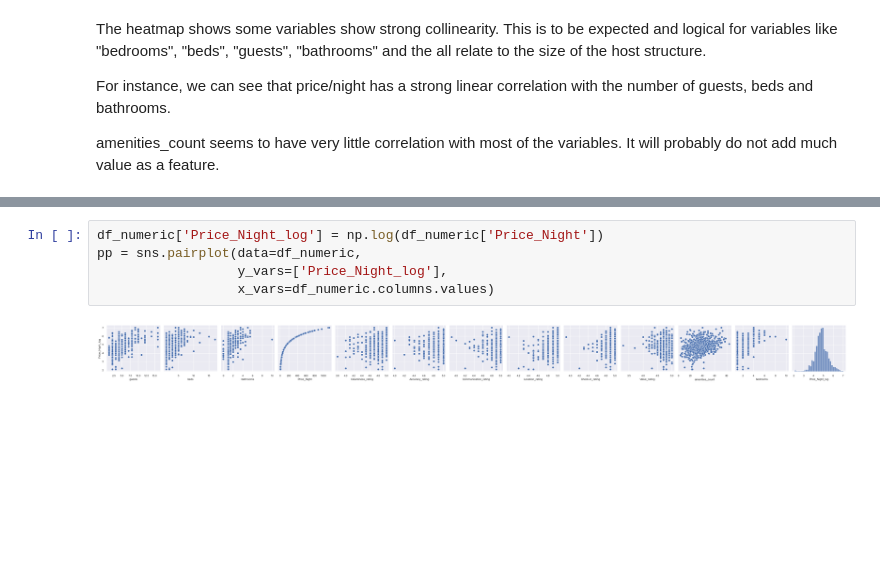
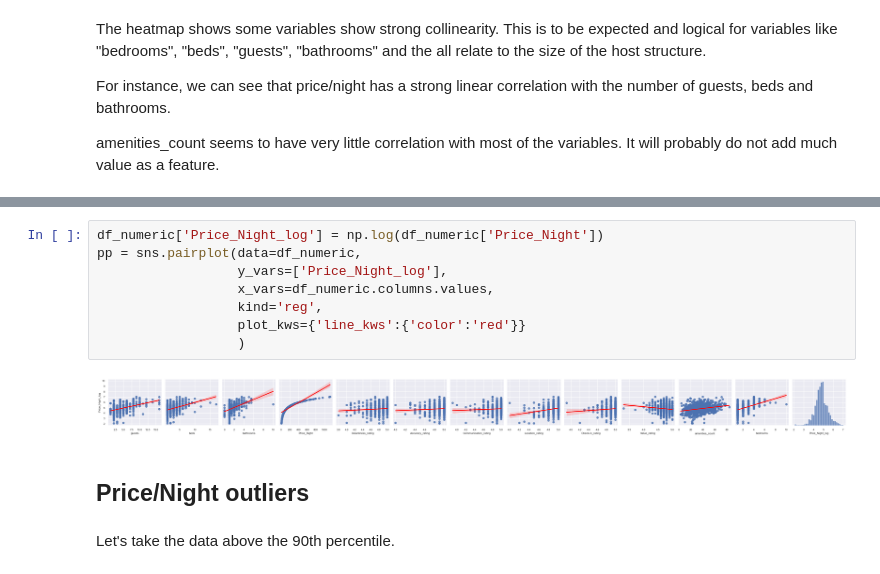
Before and after one commit to SaveSavio/modelling-airbnbs-property-listing-dataset-, a Jupyter notebook: exploratory_data_analysis.ipynb, the cells around one changed output, grey strips where cells are left out. Drawn from its saved outputs; the diff is of its cells as text; blank space fills up the shorter version.

Commit message:
trials with plitting of outliers and non-outliers

```diff
--- a/exploratory_data_analysis.ipynb
+++ b/exploratory_data_analysis.ipynb
@@ -361,7 +367,14 @@ pp = sns.pairplot(data=df_numeric,
 # %%
 df_numeric['Price_Night_log'] = np.log(df_numeric['Price_Night'])
 pp = sns.pairplot(data=df_numeric,
                   y_vars=['Price_Night_log'],
-                  x_vars=df_numeric.columns.values)
+                  x_vars=df_numeric.columns.values,
+                  kind='reg',
+                  plot_kws={'line_kws':{'color':'red'}}
+                  )
 # %% [output]
-[figure, old version]
+[figure, new version]
+# %% [markdown]
+## Price/Night outliers
+# %% [markdown]
+Let's take the data above the 90th percentile.
```
Also changed, not shown: parts of 13 cells of this notebook, 17 other files.
